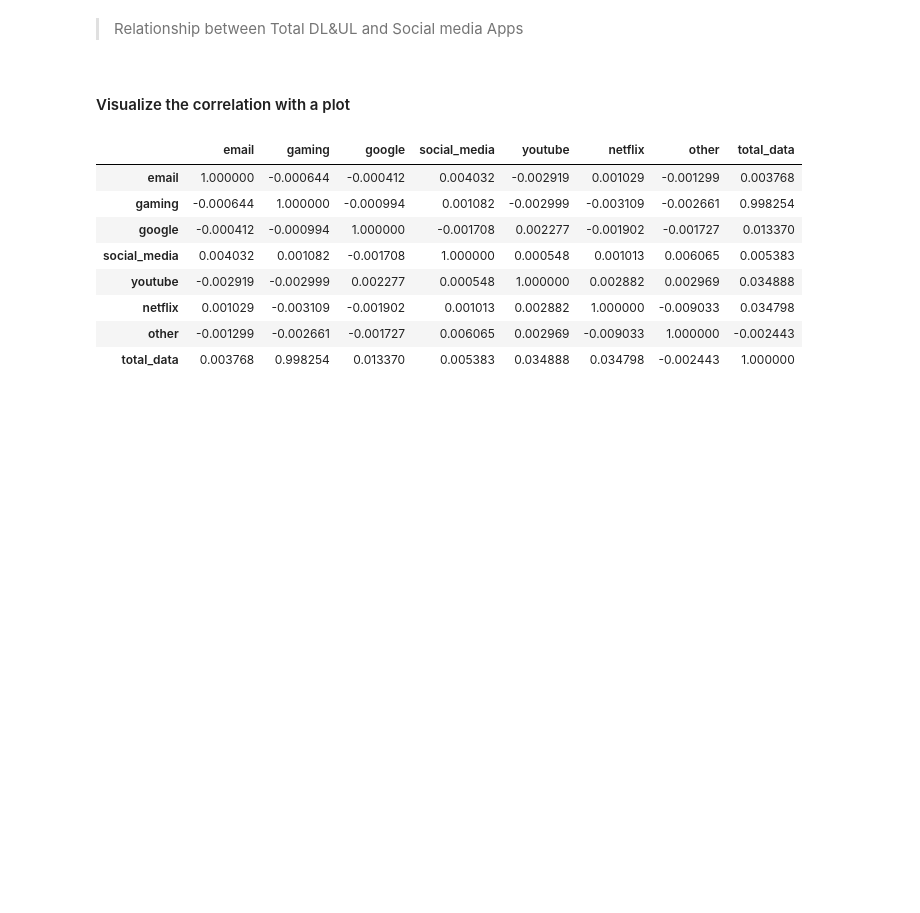
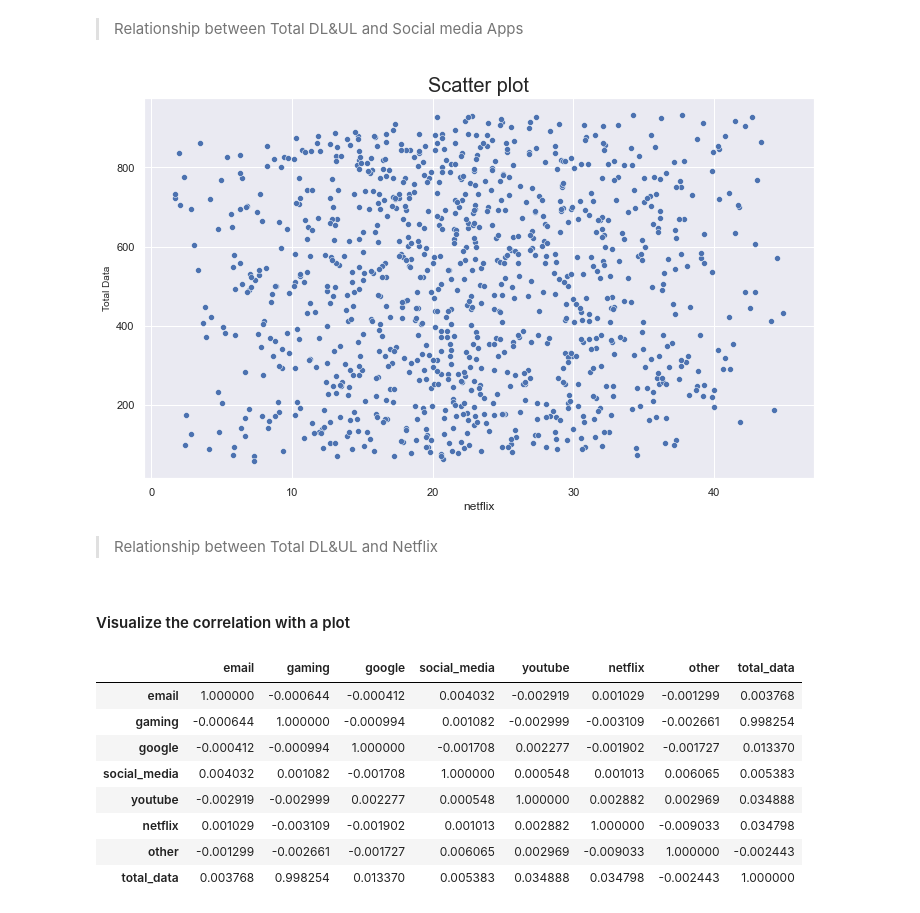
Before and after one commit to Melak2017/Telecommunication-Data-Analysis, a Jupyter notebook: Jup_Notebooks/Data_Exploration.ipynb, the cells around one changed output. Saved outputs shown, nothing was run; the diff lists cells and outputs as text; code cells hidden in the pictures; blank space fills up the shorter version.

```diff
--- a/Jup_Notebooks/Data_Exploration.ipynb
+++ b/Jup_Notebooks/Data_Exploration.ipynb
@@ -309,5 +312,16 @@ plt.show()
 # %% [markdown]
 > Relationship between Total DL&UL and Social media Apps
+# %%
+df_sample= df.sample(1000)
+plt.figure(figsize=(12, 7))
+sns.scatterplot(data = df_sample, x='netflix', y='total_data')
+plt.title('Scatter plot', size=20)
+plt.ylabel('Total Data',size=10)
+plt.show()
+# %% [output]
+[figure, added]
+# %% [markdown]
+>Relationship between Total DL&UL and Netflix
 # %% [markdown]
 #### Visualize the correlation with a plot
 # %%
```
Also changed, not shown: parts of 11 cells of this notebook.
